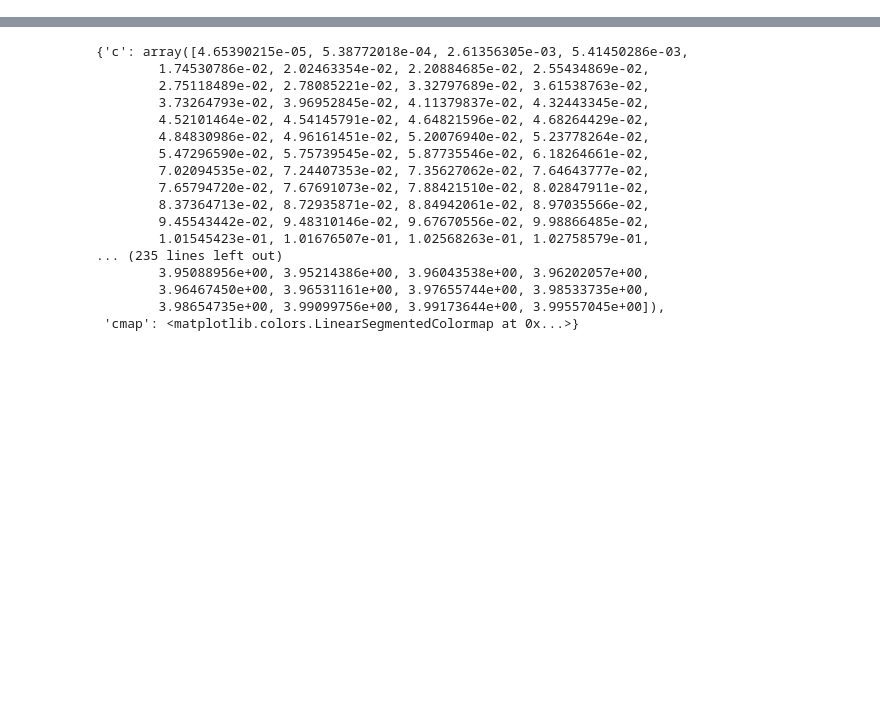
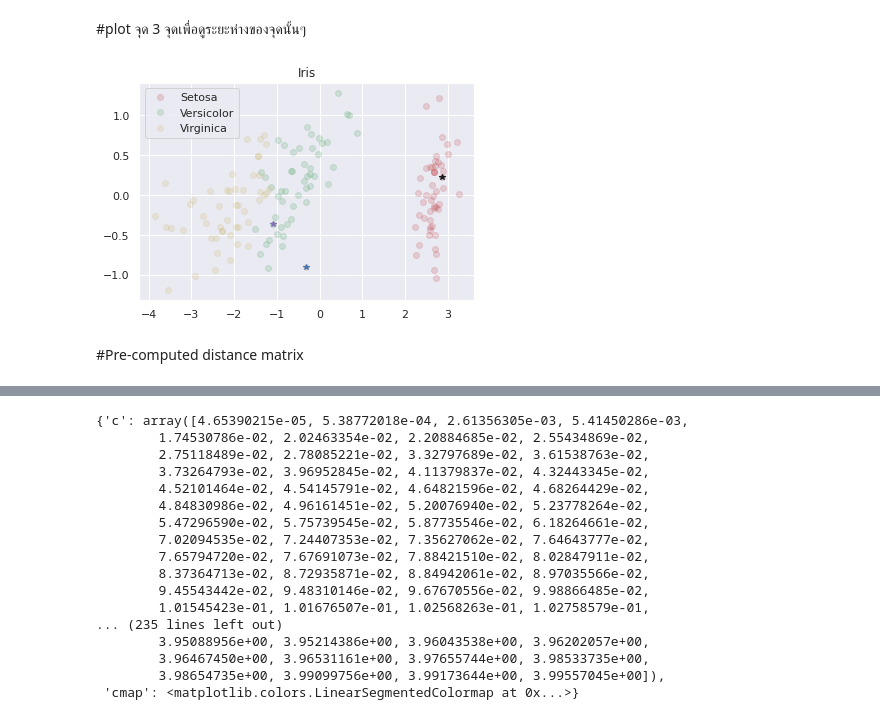
Before and after one commit to Jennapa-colab/multivariate, a Jupyter notebook: CH4.ipynb, the cells around one changed output, grey strips where cells are left out. Cells and saved outputs as stored; diff of their text form; code cells hidden in the pictures; blank space fills up the shorter version.

```diff
--- a/CH4.ipynb
+++ b/CH4.ipynb
@@ -4,0 +117,15 @@
+# %% [markdown]
+#plot จุด 3 จุดเพื่อดูระยะห่างของจุดนั้นๆ
+# %%
+plt.plot(new_msd[:50,0],new_msd[:50,1],'or',alpha=0.2,label = 'Setosa')
+plt.plot(new_msd[50:100,0],new_msd[50:100,1],'og',alpha=0.2,label = 'Versicolor')
+plt.plot(new_msd[100:,0],new_msd[100:,1],'oy',alpha=0.2,label = 'Virginica')
+plt.plot(new_msd[6,0],new_msd[6,1],'*k')
+plt.plot(new_msd[56,0],new_msd[56,1],'*m')
+plt.plot(new_msd[106,0],new_msd[106,1],'*b')
+plt.legend()
+plt.title('Iris');
+# %% [output]
+[figure, added]
+# %% [markdown]
+#Pre-computed distance matrix
```
Also changed, not shown: parts of 31 cells of this notebook.
